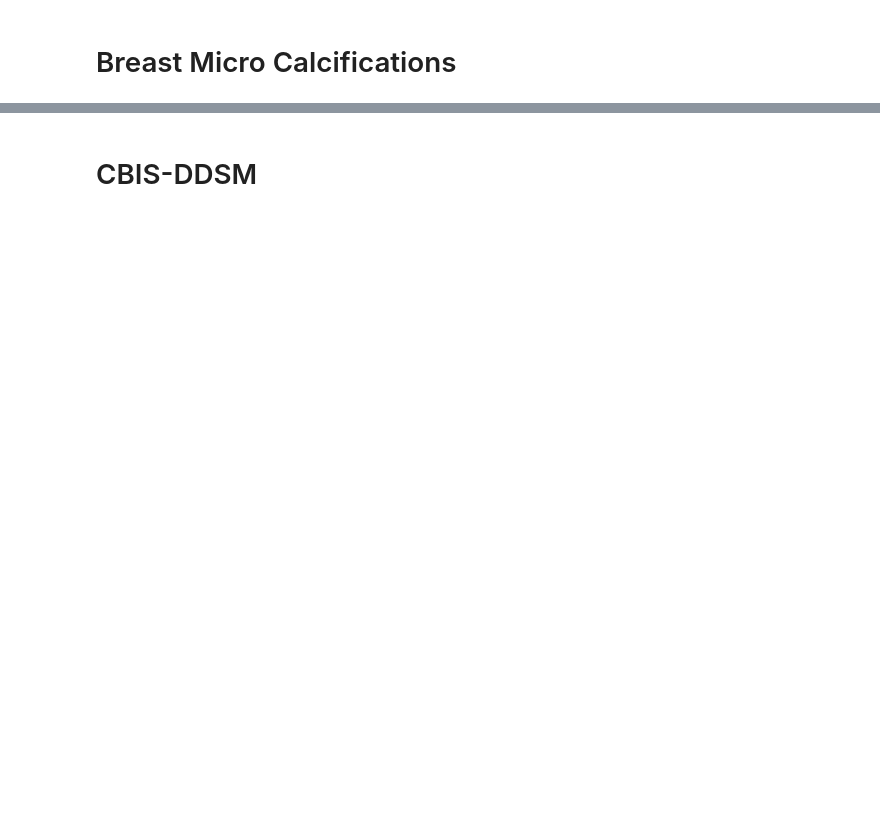
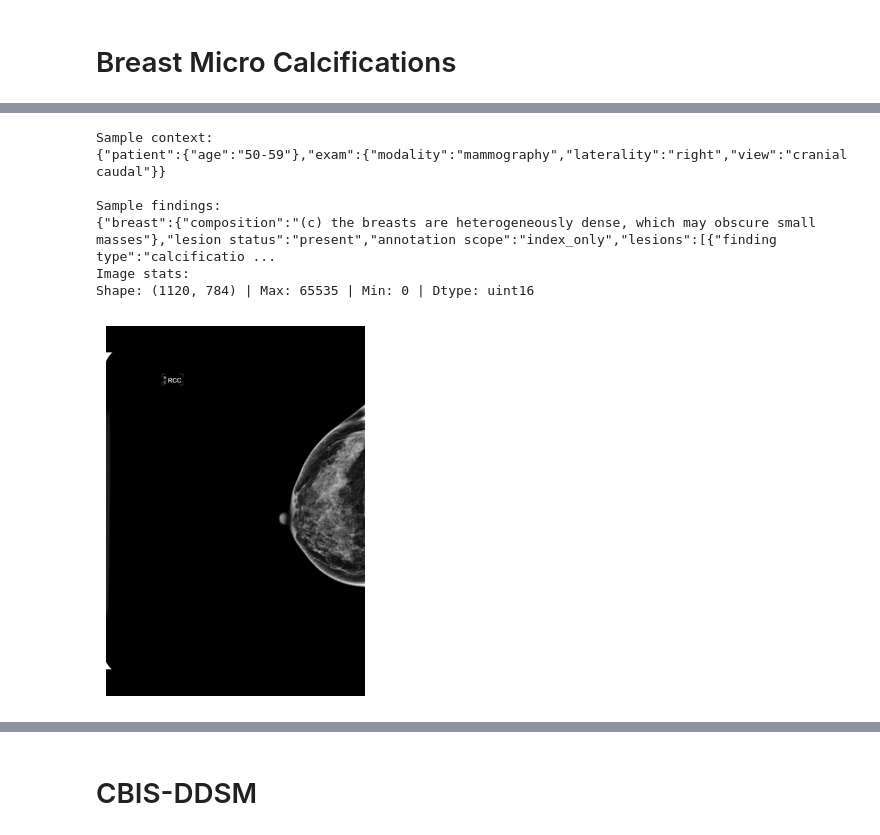
Before and after one commit to jddomingues-fcul/BreXpert-MM, a Jupyter notebook: notebooks/manual_post_processing_checks.ipynb, the cells around one changed output, grey strips where cells are left out. Drawn from its saved outputs; the diff is of its cells as text; code cells hidden in the pictures; blank space fills up the shorter version.

```diff
--- a/notebooks/manual_post_processing_checks.ipynb
+++ b/notebooks/manual_post_processing_checks.ipynb
@@ -120,4 +254,13 @@ get_age_values(breast_micro_calc_df)
 # %%
-get_base_stats(breast_micro_calc_df, 6)
+get_base_stats(breast_micro_calc_df, 124)
+# %% [output]
+Sample context:
+{"patient":{"age":"50-59"},"exam":{"modality":"mammography","laterality":"right","view":"cranial caudal"}}
+
+Sample findings:
+{"breast":{"composition":"(c) the breasts are heterogeneously dense, which may obscure small masses"},"lesion status":"present","annotation scope":"index_only","lesions":[{"finding type":"calcificatio ...
+Image stats:
+Shape: (1120, 784) | Max: 65535 | Min: 0 | Dtype: uint16
+[figure, added]
 # %%
 check_not_present_lesions(breast_micro_calc_df)
```
Also changed, not shown: parts of 74 cells of this notebook, 50 other files.
